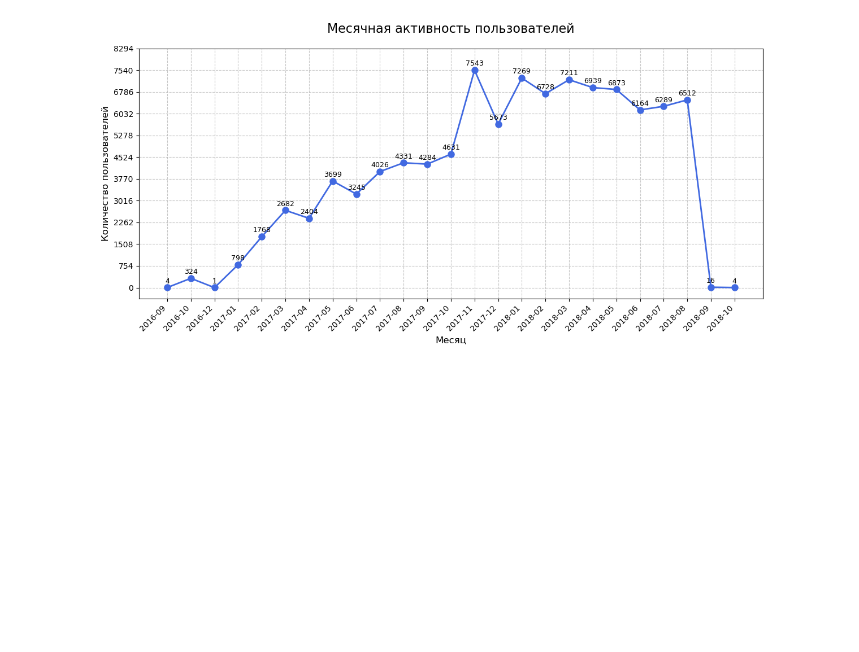
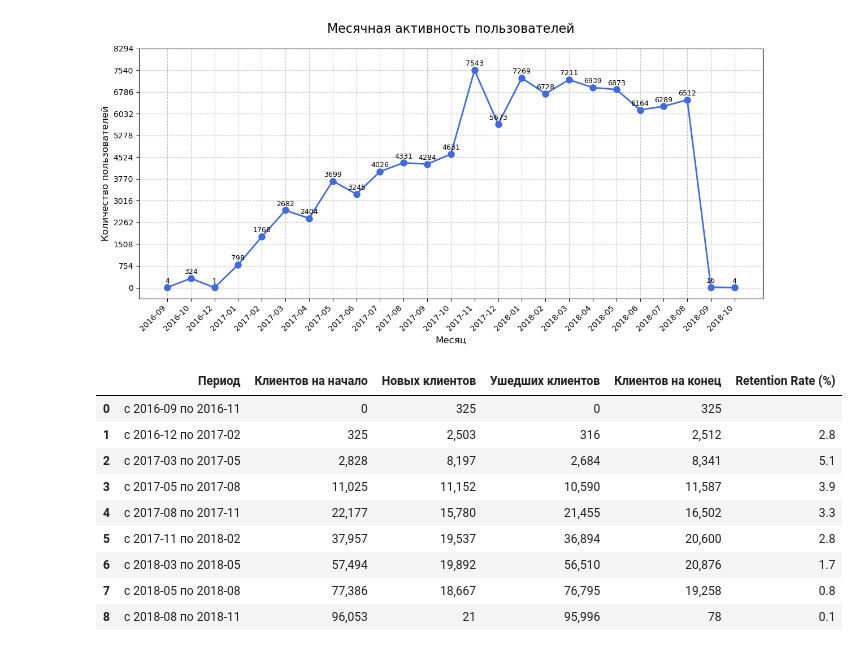
Before and after one commit to barly13/rostelecom_hackathon_dev, a Jupyter notebook: customer_metrics/customer_metrics.ipynb, the cells around one changed output. Saved outputs shown, nothing was run; the diff lists cells and outputs as text; code cells hidden in the pictures; blank space fills up the shorter version.

Commit message:
retention analysis

```diff
--- a/customer_metrics/customer_metrics.ipynb
+++ b/customer_metrics/customer_metrics.ipynb
@@ -114,3 +116,79 @@ plt.savefig('mau_analysis.png', dpi=300, bbox_inches='tight')
 plt.show()
 # %% [output]
 [figure]
+# %%
+retention_df = pd.read_csv('customer_metrics_data/retention_analysis.csv')
+# %%
+retention_df['period'] = retention_df['period'].str.replace(' to ', ' по ').str.replace('^', 'с ', regex=True)
+
+retention_df.columns = ['Период', 'Клиентов на начало', 'Новых клиентов', 'Ушедших клиентов',
+                        'Клиентов на конец', 'Retention Rate (%)']
+
+def retention_color(val):
+    if pd.isna(val):
+        return ''
+
+    val = float(val)
+
+    if val > 1:
+        return 'background-color: #d4edda; color: black; font-weight: bold'
+
+    elif val > 0.5:
+        return 'background-color: #fff3cd; color: black; font-weight: bold'
+
+    else:
+        return 'background-color: #f8d7da; color: black; font-weight: bold'
+
+styled_df = retention_df.style\
+    .map(retention_color, subset=['Retention Rate (%)'])\
+    .format({
+        'Клиентов на начало': '{:,.0f}',
+        'Новых клиентов': '{:,.0f}',
+        'Ушедших клиентов': '{:,.0f}',
+        'Клиентов на конец': '{:,.0f}',
+        'Retention Rate (%)': '{:.1f}'
+    }, na_rep="")\
+    .set_properties(**{
+        'text-align': 'center',
+        'font-size': '12pt',
+        'font-family': 'Arial',
+        'color': 'black'  # Основной текст черный
+    })\
+    .set_table_styles([
+        {'selector': 'th', 'props': [
+            ('background-color', '#343a40'),
+            ('color', 'white'),
+            ('font-size', '13pt'),
+            ('padding', '10px'),
+            ('border', '1px solid #dee2e6')
+        ]},
+        {'selector': 'td', 'props': [
+            ('padding', '8px'),
+            ('border', '1px solid #dee2e6'),
+            ('color', 'black')  # Ячейки с черным текстом
+        ]},
+        {'selector': 'tr:nth-of-type(odd)', 'props': [
+            ('background-color', '#f8f9fa')
+        ]},
+        {'selector': 'tr:nth-of-type(even)', 'props': [
+            ('background-color', 'white')
+        ]},
+        {'selector': '', 'props': [
+            ('border-collapse', 'collapse'),
+            ('margin', '20px 0'),
+            ('box-shadow', '0 0 10px rgba(0,0,0,0.1)')
+        ]}
+    ])
+
+display(styled_df)
+# %% [output]
+|  | Период | Клиентов на начало | Новых клиентов | Ушедших клиентов | Клиентов на конец | Retention Rate (%) |
+| 0 | с 2016-09 по 2016-11 | 0 | 325 | 0 | 325 |  |
+| 1 | с 2016-12 по 2017-02 | 325 | 2,503 | 316 | 2,512 | 2.8 |
+| 2 | с 2017-03 по 2017-05 | 2,828 | 8,197 | 2,684 | 8,341 | 5.1 |
+| 3 | с 2017-05 по 2017-08 | 11,025 | 11,152 | 10,590 | 11,587 | 3.9 |
+| 4 | с 2017-08 по 2017-11 | 22,177 | 15,780 | 21,455 | 16,502 | 3.3 |
+| 5 | с 2017-11 по 2018-02 | 37,957 | 19,537 | 36,894 | 20,600 | 2.8 |
+| 6 | с 2018-03 по 2018-05 | 57,494 | 19,892 | 56,510 | 20,876 | 1.7 |
+| 7 | с 2018-05 по 2018-08 | 77,386 | 18,667 | 76,795 | 19,258 | 0.8 |
+| 8 | с 2018-08 по 2018-11 | 96,053 | 21 | 95,996 | 78 | 0.1 |
```
Also changed, not shown: parts of 3 cells of this notebook, 3 other files.
